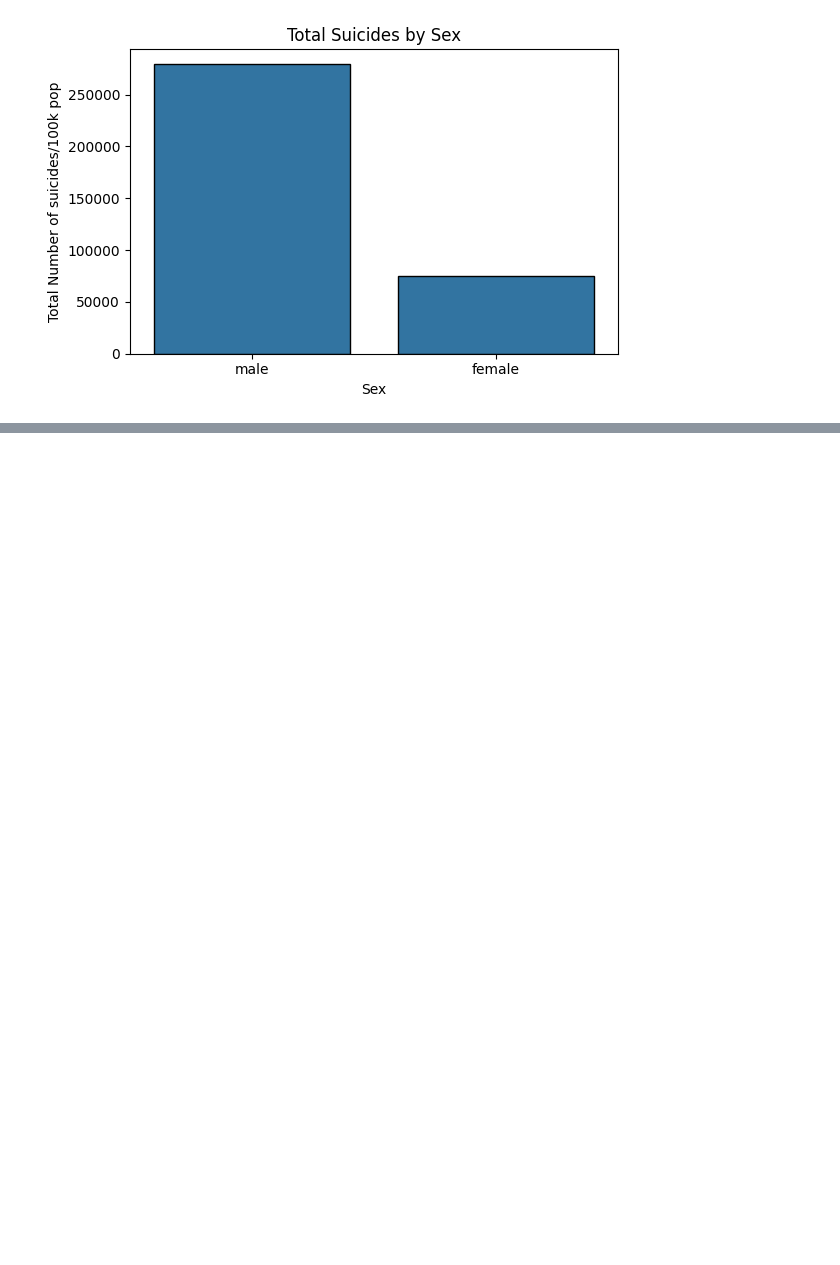
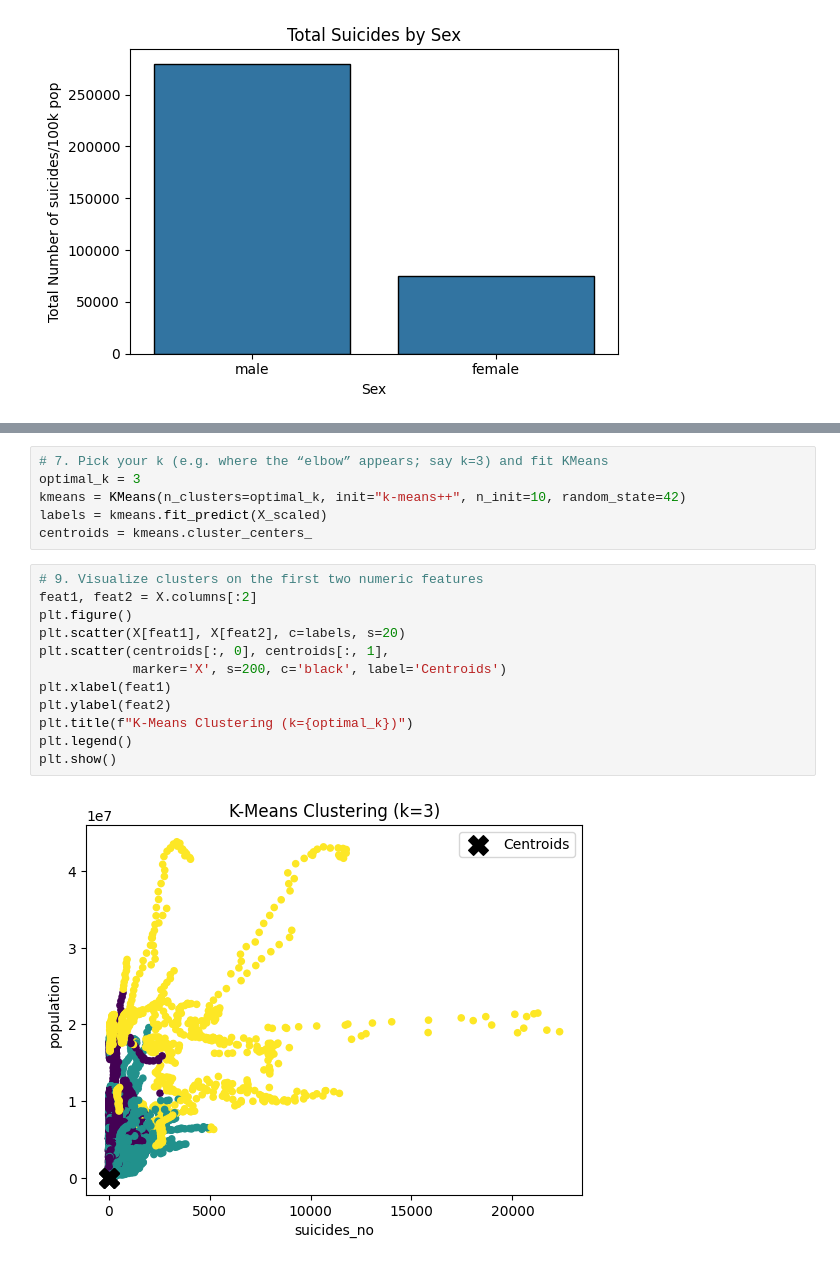
Before and after one commit to LukasRonberg/BIExam, a Jupyter notebook: suicide.ipynb, the cells around one changed output, grey strips where cells are left out. Cells and saved outputs as stored; diff of their text form; blank space fills up the shorter version.

```diff
--- a/suicide.ipynb
+++ b/suicide.ipynb
@@ -331,0 +369,20 @@ print("hej")
+# %%
+# 7. Pick your k (e.g. where the “elbow” appears; say k=3) and fit KMeans
+optimal_k = 3
+kmeans = KMeans(n_clusters=optimal_k, init="k-means++", n_init=10, random_state=42)
+labels = kmeans.fit_predict(X_scaled)
+centroids = kmeans.cluster_centers_
+# %%
+# 9. Visualize clusters on the first two numeric features
+feat1, feat2 = X.columns[:2]
+plt.figure()
+plt.scatter(X[feat1], X[feat2], c=labels, s=20)
+plt.scatter(centroids[:, 0], centroids[:, 1],
+            marker='X', s=200, c='black', label='Centroids')
+plt.xlabel(feat1)
+plt.ylabel(feat2)
+plt.title(f"K-Means Clustering (k={optimal_k})")
+plt.legend()
+plt.show()
+# %% [output]
+[figure, added]
```
Also changed, not shown: parts of 23 cells of this notebook.
